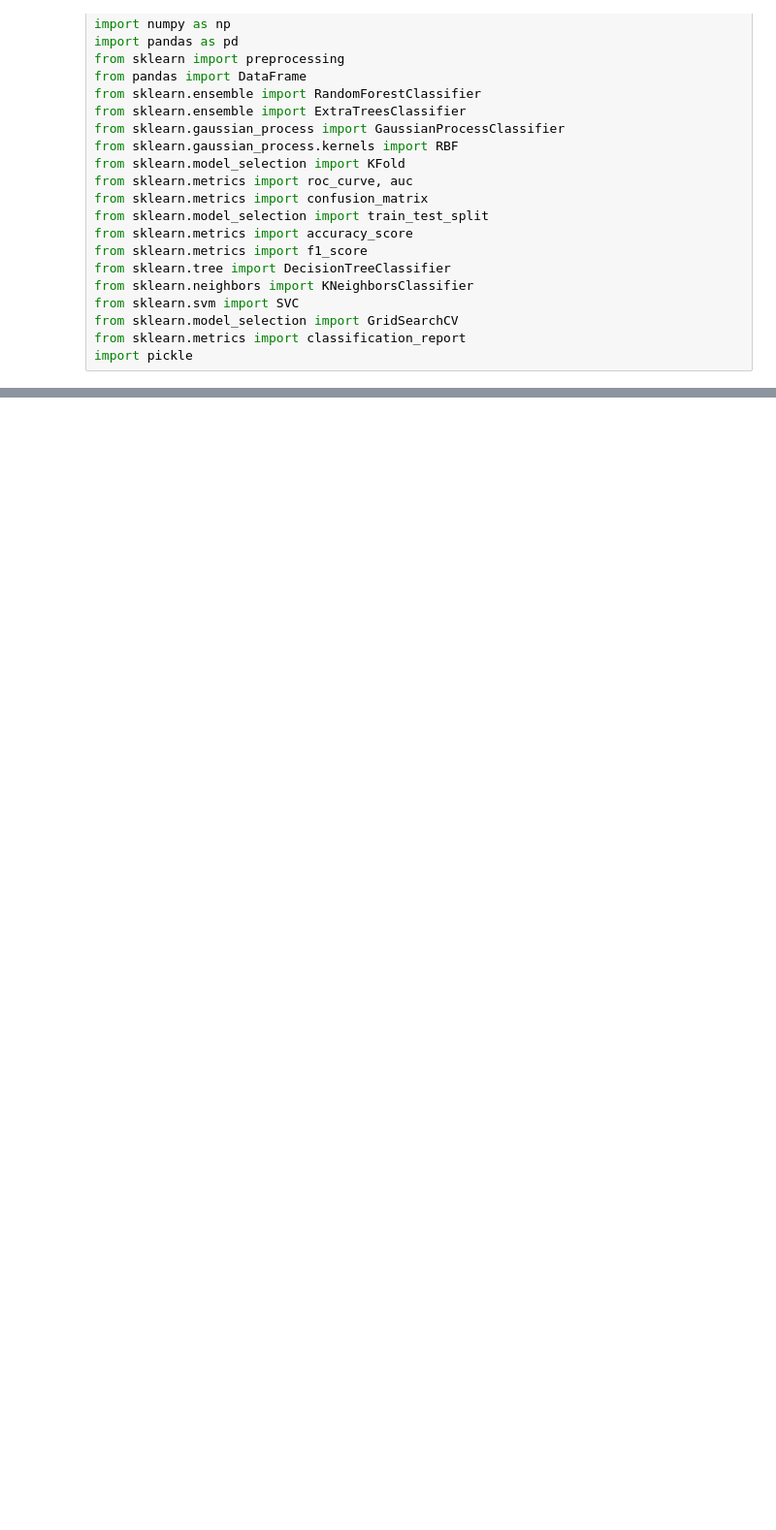
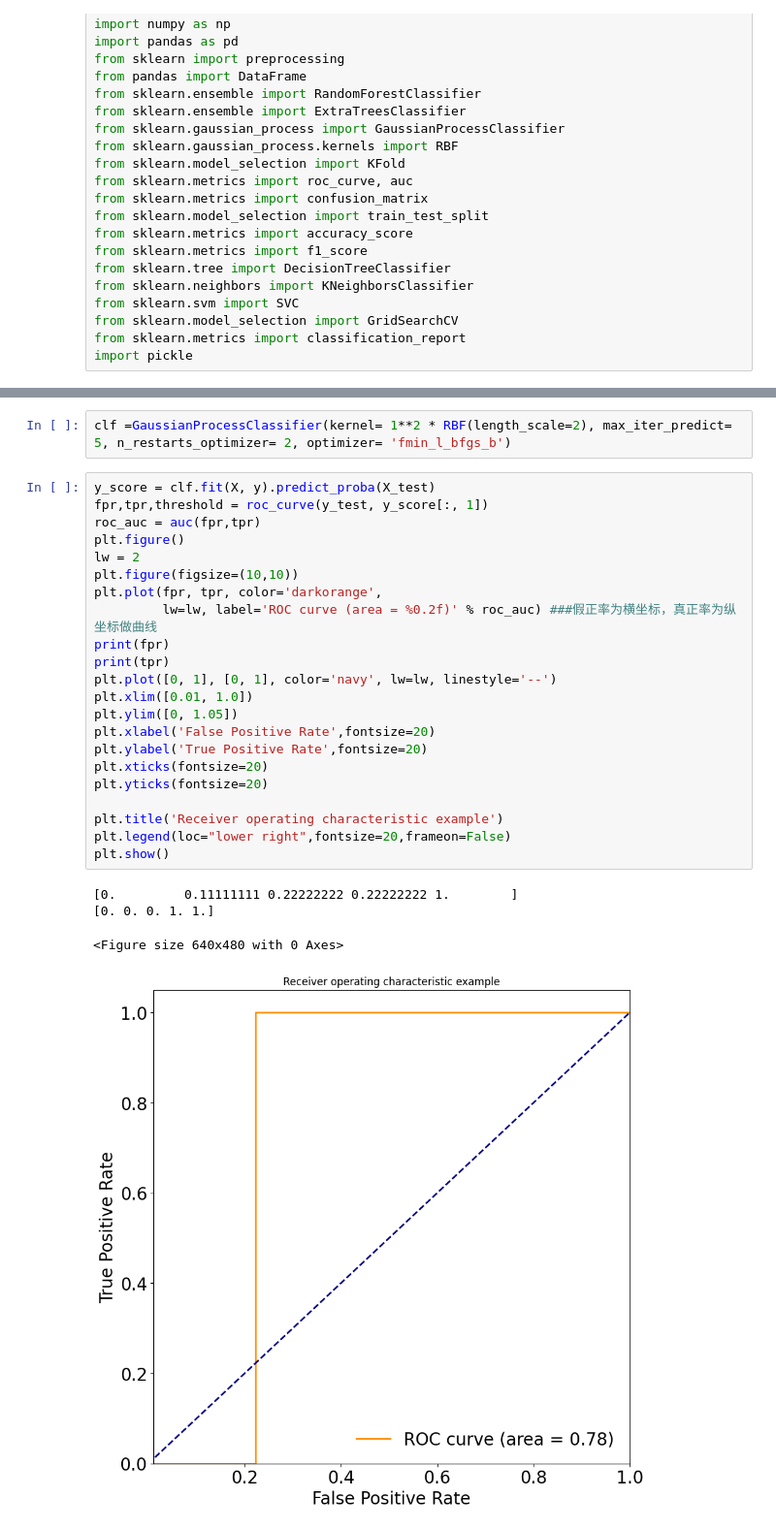
Before and after one commit to lsy123lsy/classification, a Jupyter notebook: 二分类代码.ipynb, the cells around one changed output, grey strips where cells are left out. Shown at 97% size. Cells and saved outputs as stored; diff of their text form; blank space fills up the shorter version.

```diff
--- a/二分类代码.ipynb
+++ b/二分类代码.ipynb
@@ -351 +377,30 @@ Best parameters found: {'kernel': 1**2 * RBF(length_scale=1), 'max_iter_predict'
 Test accuracy: 0.8125
+# %%
+clf =GaussianProcessClassifier(kernel= 1**2 * RBF(length_scale=2), max_iter_predict= 5, n_restarts_optimizer= 2, optimizer= 'fmin_l_bfgs_b')
+# %%
+y_score = clf.fit(X, y).predict_proba(X_test)
+fpr,tpr,threshold = roc_curve(y_test, y_score[:, 1])
+roc_auc = auc(fpr,tpr)
+plt.figure()
+lw = 2
+plt.figure(figsize=(10,10))
+plt.plot(fpr, tpr, color='darkorange',
+         lw=lw, label='ROC curve (area = %0.2f)' % roc_auc) ###假正率为横坐标，真正率为纵坐标做曲线
+print(fpr)
+print(tpr)
+plt.plot([0, 1], [0, 1], color='navy', lw=lw, linestyle='--')
+plt.xlim([0.01, 1.0])
+plt.ylim([0, 1.05])
+plt.xlabel('False Positive Rate',fontsize=20)
+plt.ylabel('True Positive Rate',fontsize=20)
+plt.xticks(fontsize=20)
+plt.yticks(fontsize=20)
+
+plt.title('Receiver operating characteristic example')
+plt.legend(loc="lower right",fontsize=20,frameon=False)
+plt.show()
+# %% [output]
+[0.         0.11111111 0.22222222 0.22222222 1.        ]
+[0. 0. 0. 1. 1.]
+<Figure size 640x480 with 0 Axes>
+[figure, added]
```
Also changed, not shown: parts of 40 cells of this notebook.
